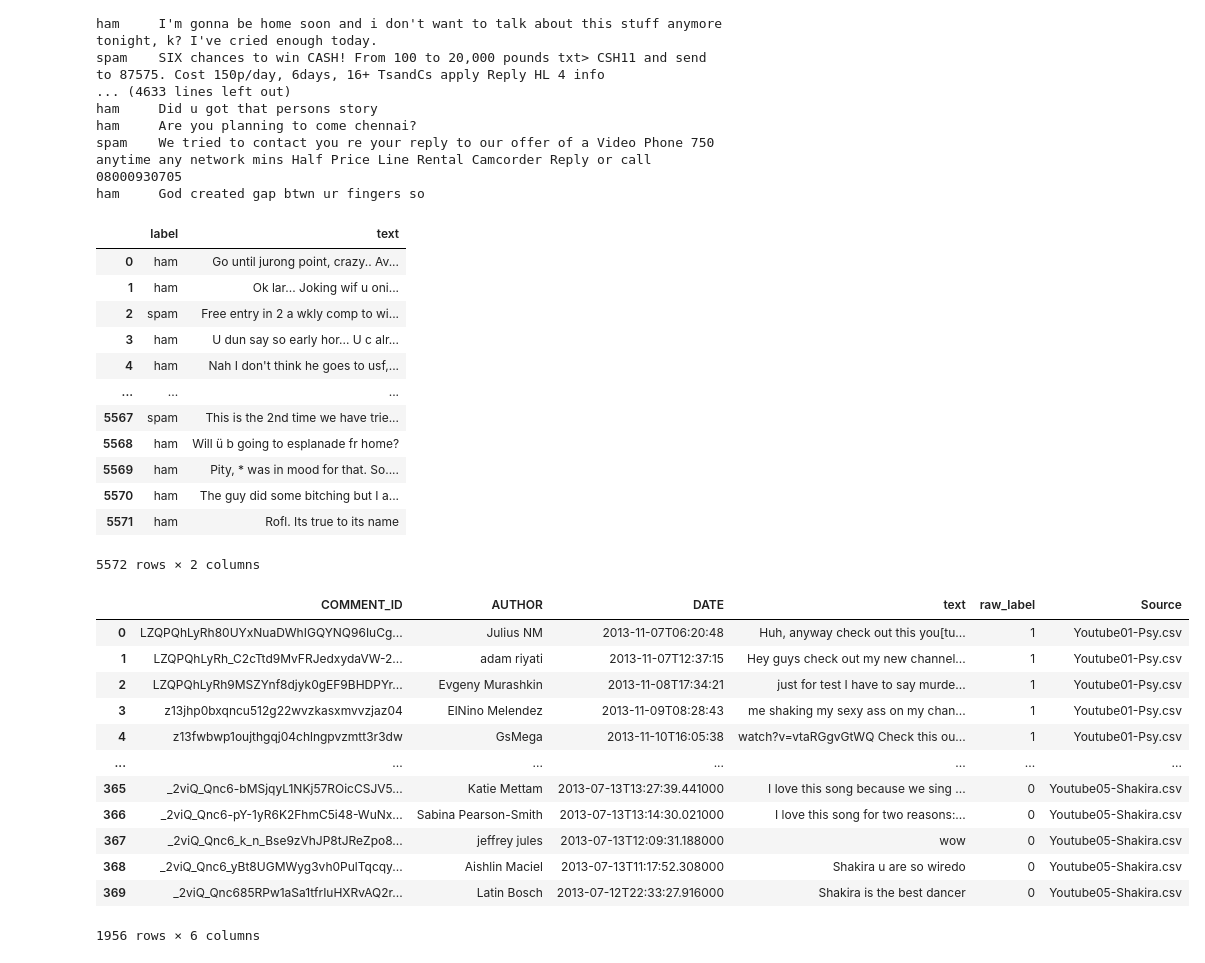
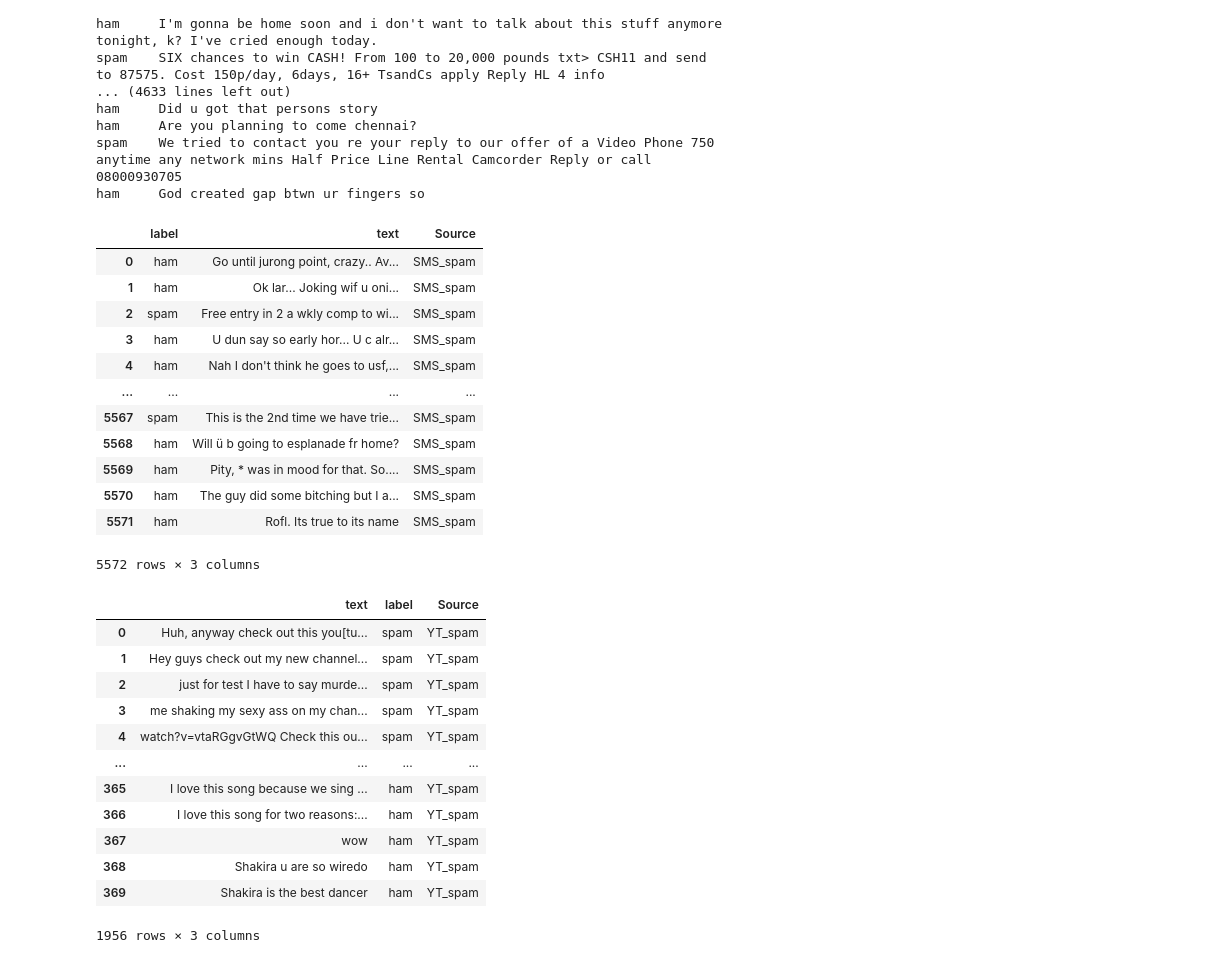
Before and after one commit to vinzemeke/AIasAPI, a Jupyter notebook: nbs/3 - combine_datasets.ipynb, the cells around one changed output. Saved outputs shown, nothing was run; the diff lists cells and outputs as text; code cells hidden in the pictures.

```diff
--- a/nbs/3 - combine_datasets.ipynb
+++ b/nbs/3 - combine_datasets.ipynb
@@ -86,50 +90,59 @@ ham     God created gap btwn ur fingers so
 import pandas as pd
 sms_df = pd.read_csv(SMS_INPUT_PATH, sep = '\t', header = None)
 sms_df.columns = ['label', 'text']
+sms_df['Source'] = 'SMS_spam'
 sms_df
 # %% [output]
-|  | label | text |
-| 0 | ham | Go until jurong point, crazy.. Av... |
-| 1 | ham | Ok lar... Joking wif u oni... |
-| 2 | spam | Free entry in 2 a wkly comp to wi... |
-| 3 | ham | U dun say so early hor... U c alr... |
-| 4 | ham | Nah I don't think he goes to usf,... |
-| ... | ... | ... |
-| 5567 | spam | This is the 2nd time we have trie... |
-| 5568 | ham | Will ü b going to esplanade fr home? |
-| 5569 | ham | Pity, * was in mood for that. So.... |
-| 5570 | ham | The guy did some bitching but I a... |
-| 5571 | ham | Rofl. Its true to its name |
+|  | label | text | Source |
+| 0 | ham | Go until jurong point, crazy.. Av... | SMS_spam |
+| 1 | ham | Ok lar... Joking wif u oni... | SMS_spam |
+| 2 | spam | Free entry in 2 a wkly comp to wi... | SMS_spam |
+| 3 | ham | U dun say so early hor... U c alr... | SMS_spam |
+| 4 | ham | Nah I don't think he goes to usf,... | SMS_spam |
+| ... | ... | ... | ... |
+| 5567 | spam | This is the 2nd time we have trie... | SMS_spam |
+| 5568 | ham | Will ü b going to esplanade fr home? | SMS_spam |
+| 5569 | ham | Pity, * was in mood for that. So.... | SMS_spam |
+| 5570 | ham | The guy did some bitching but I a... | SMS_spam |
+| 5571 | ham | Rofl. Its true to its name | SMS_spam |
-5572 rows × 2 columns
+5572 rows × 3 columns
 # %%
 #FOR THE YOUTUBE DATA:
 YOUTUBE_INPUT_DATA = YOUTUBE_SPAM_DIR
 dfs = []
 for path in YOUTUBE_SPAM_DIR.glob('*.csv'):
 
     try:
         df = pd.read_csv(path)
         df['Source'] = path.name
         cols = {    "CLASS":"raw_label",
                     "CONTENT": "text"}
 
         df.rename( columns = cols, inplace=True)
         dfs.append(df)
     except Exception as e:
         pass
 yt_df = pd.concat(dfs)
+
+#change the raw_lebals to ham/spam
+yt_df['label'] = yt_df['raw_label'].apply(lambda x: 'spam' if str(x) == '1' else 'ham')
+
+
+#drop unnecessary columsns:
+yt_df = yt_df[['text', 'label', 'Source']]
+yt_df['Source'] = 'YT_spam'
 yt_df
 # %% [output]
-|  | COMMENT_ID | AUTHOR | DATE | text | raw_label | Source |
-| 0 | LZQPQhLyRh80UYxNuaDWhIGQYNQ96IuCg... | Julius NM | 2013-11-07T06:20:48 | Huh, anyway check out this you[tu... | 1 | Youtube01-Psy.csv |
-| 1 | LZQPQhLyRh_C2cTtd9MvFRJedxydaVW-2... | adam riyati | 2013-11-07T12:37:15 | Hey guys check out my new channel... | 1 | Youtube01-Psy.csv |
-| 2 | LZQPQhLyRh9MSZYnf8djyk0gEF9BHDPYr... | Evgeny Murashkin | 2013-11-08T17:34:21 | just for test I have to say murde... | 1 | Youtube01-Psy.csv |
-| 3 | z13jhp0bxqncu512g22wvzkasxmvvzjaz04 | ElNino Melendez | 2013-11-09T08:28:43 | me shaking my sexy ass on my chan... | 1 | Youtube01-Psy.csv |
-| 4 | z13fwbwp1oujthgqj04chlngpvzmtt3r3dw | GsMega | 2013-11-10T16:05:38 | watch?v=vtaRGgvGtWQ Check this ou... | 1 | Youtube01-Psy.csv |
-| ... | ... | ... | ... | ... | ... | ... |
-| 365 | _2viQ_Qnc6-bMSjqyL1NKj57ROicCSJV5... | Katie Mettam | 2013-07-13T13:27:39.441000 | I love this song because we sing ... | 0 | Youtube05-Shakira.csv |
-| 366 | _2viQ_Qnc6-pY-1yR6K2FhmC5i48-WuNx... | Sabina Pearson-Smith | 2013-07-13T13:14:30.021000 | I love this song for two reasons:... | 0 | Youtube05-Shakira.csv |
-| 367 | _2viQ_Qnc6_k_n_Bse9zVhJP8tJReZpo8... | jeffrey jules | 2013-07-13T12:09:31.188000 | wow | 0 | Youtube05-Shakira.csv |
-| 368 | _2viQ_Qnc6_yBt8UGMWyg3vh0PulTqcqy... | Aishlin Maciel | 2013-07-13T11:17:52.308000 | Shakira u are so wiredo | 0 | Youtube05-Shakira.csv |
-| 369 | _2viQ_Qnc685RPw1aSa1tfrIuHXRvAQ2r... | Latin Bosch | 2013-07-12T22:33:27.916000 | Shakira is the best dancer | 0 | Youtube05-Shakira.csv |
+|  | text | label | Source |
+| 0 | Huh, anyway check out this you[tu... | spam | YT_spam |
+| 1 | Hey guys check out my new channel... | spam | YT_spam |
+| 2 | just for test I have to say murde... | spam | YT_spam |
+| 3 | me shaking my sexy ass on my chan... | spam | YT_spam |
+| 4 | watch?v=vtaRGgvGtWQ Check this ou... | spam | YT_spam |
+| ... | ... | ... | ... |
+| 365 | I love this song because we sing ... | ham | YT_spam |
+| 366 | I love this song for two reasons:... | ham | YT_spam |
+| 367 | wow | ham | YT_spam |
+| 368 | Shakira u are so wiredo | ham | YT_spam |
+| 369 | Shakira is the best dancer | ham | YT_spam |
-1956 rows × 6 columns
+1956 rows × 3 columns
```
Also changed, not shown: parts of 5 cells of this notebook, 2 other files.
